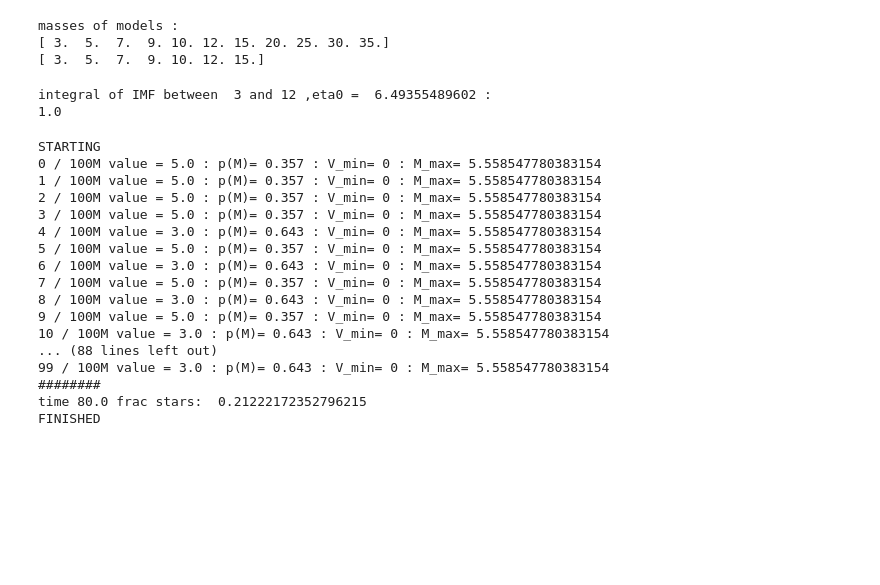
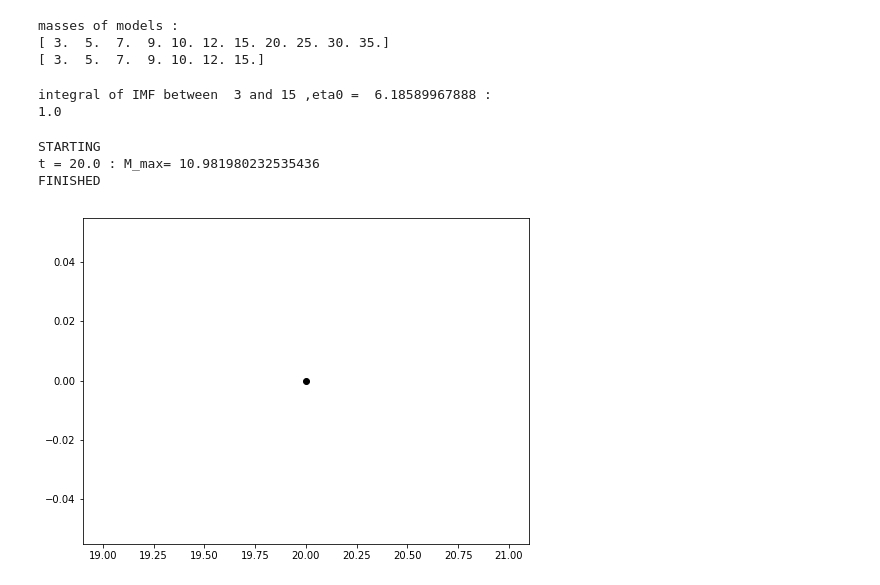
Before and after one commit to s6behast/internship, a Jupyter notebook: MC-integrator.ipynb, the cells around one changed output. Cells and saved outputs as stored; diff of their text form; code cells hidden in the pictures; blank space fills up the shorter version.

```diff
--- a/MC-integrator.ipynb
+++ b/MC-integrator.ipynb
@@ -199,29 +58,31 @@ v_max_val=430
 #check that total CDF between mass limits is 1. If not eta0 value needs to be tweaked!
 
 alpha=2.3
-eta0=1 / integrate_imf(3,12, alpha,1)
+eta0=1 / integrate_imf(3,15, alpha,1)
 lower= 3
-upper =12
+upper =15
 
 print "integral of IMF between ", lower,'and', upper, ',eta0 = ', eta0, ":"
-print integrate_imf(lower, upper, alpha,eta0)
+print integrate_imf(lower , upper , alpha , eta0)
 # %% [output]
-integral of IMF between  3 and 12 ,eta0 =  6.49355489602 :
+integral of IMF between  3 and 15 ,eta0 =  6.18589967888 :
 1.0
 # %%
 Be_value=0.7 # minimum v/vcrit value required for Be stars
 
+t_end=50e6 # end time in Myr
+n_vals=20
+m_vals=mass_list[0:6]
 
-t_end=20e6 # end time in Myr
-n_vals=10
-m_vals=mass_list[0:7]
+r_df=pd.DataFrame(columns=['t', 'n'])
+R_df=pd.DataFrame(columns=['t', 'n'])
 
 start_time = time.time()
 print "STARTING"
 i=0
 i2=0
 
-for t in [80e6]:#np.linspace(0, t_end, n_vals):
+for t in [20e6]:#np.linspace(0, t_end, n_vals):
 
     resdf1=pd.DataFrame(columns=['f-name','M','t','t_i', 'V', 'T_MS', 'V/Vcrit', 't_i/T_MS'])
 
@@ -236,13 +97,12 @@ for t in [80e6]:#np.linspace(0, t_end, n_vals):
             f_name=str(m_val(fil)) + '-'+ str(v_val(fil))
             #print message
             message="working on file " +str(i) + " / "+ str(len(data_files)) + " :time loop "+str(i2) + " / "+ str(n_vals)
-            sys.stdout.write ('\r'+ message)
+            #sys.stdout.write ('\r'+ message)
             i=i+1
 
             #load in data and find points on the MS
             df_ms, T_ms= MS_finder2(fil)
 
-            # if star is still alive...
 
             # index of time closest to t
             T_indx=(df_ms['1:t[s]']-t).abs().argmin()
@@ -254,63 +114,63 @@ for t in [80e6]:#np.linspace(0, t_end, n_vals):
 
             else:
                 V_over_Vcrit=0
+
             ti_over_tms=t/T_ms
-
 
             resdf1=resdf1.append(pd.DataFrame([[f_name,m,t,t_i ,V, T_ms,V_over_Vcrit, ti_over_tms]],
                                                   columns=['f-name','M','t','t_i', 'V', 'T_MS', 'V/Vcrit', 't_i/T_MS']))
 
     resdf1.reset_index(drop=True, inplace=True)
 
 
 
+
+
+
+    R_array=[]
     r_array=[]
+    n_inter=2e3 # number of iterations for montecarlo integration
 
-    n_inter=1e2
-    #print eta0, alpha
+
+    M_max = M_max_calc(resdf1, v_max_val)
+    M_min= resdf1['M'].unique().min() # lowest M value in  result dataframe
+    i1= integrate_imf(M_min, M_max, alpha, eta0)
+
+    print "t =", np.round(t/1e6,2) , ': M_max=', M_max
     for u in range (0, int(n_inter)):
         message=str(u) + " / "+ str(int(n_inter))
         sys.stdout.write ('\r'+ message)
 
-
-
-        rand_m, p_dict =random_M_value(resdf1, alpha, eta0)
+        rand_m, p_dict, bin_width =random_M_value(resdf1, alpha, eta0)
 
         V_min =V_min_calc(rand_m, resdf1)
+        V_critmin= V_critmin_calc(rand_m, resdf1, Be_value)
 
         #integral over vdist from v_min(M) to v_max
         i2=integrate_vdist(V_min,v_max_val,  v_dist,v_max_val)
 
-        M_max = M_max_calc(resdf1, v_max_val)
-        M_min= df['M'].unique().min() # lowest M value in  result dataframe
+        i3=integrate_vdist(V_critmin,v_max_val,  v_dist,v_max_val)
 
-        i1= integrate_imf(M_min, M_max, alpha, 1)
+        #print "M value =", rand_m , ': p(M)=',  np.round(p_dict[rand_m], 4), ': V_min=',  np.round(V_min,2), ': M_min=', M_min, 'i2=', np.round(i2,3)
+        #pdf= p_dict[rand_m] / bin_width
+        R= i1 *i2  #/pdf
+        R_array=np.append(R_array, R)
 
-        #print "M value =", rand_m , ': p(M)=',  np.round(p_dict[rand_m], 4), ': V_min=',  V_min, ': M_max=', M_max
-
-        r= i1 *i2 / p_dict[rand_m]
+        r=i1 * i3
         r_array=np.append(r_array, r)
 
-    print '########'
-    print 'time', t/1e6 , 'frac stars: ', r_array.mean()
+
+    r_df=r_df.append(pd.DataFrame([[t,r_array.mean()]], columns=['t','n']))
+    R_df=R_df.append(pd.DataFrame([[t,R_array.mean()]], columns=['t','n']))
+        #print '########'
+        #print r_array.mean()
+    plt.plot(t/1e6, r_array.mean()/R_array.mean(), 'ko')
 #resdf1.head(100)
 print 'FINISHED'
 #print resdf1.to_string()
+plt.show()
 # %% [output]
 STARTING
-0 / 100M value = 5.0 : p(M)= 0.357 : V_min= 0 : M_max= 5.558547780383154
-1 / 100M value = 5.0 : p(M)= 0.357 : V_min= 0 : M_max= 5.558547780383154
-2 / 100M value = 5.0 : p(M)= 0.357 : V_min= 0 : M_max= 5.558547780383154
-3 / 100M value = 5.0 : p(M)= 0.357 : V_min= 0 : M_max= 5.558547780383154
-4 / 100M value = 3.0 : p(M)= 0.643 : V_min= 0 : M_max= 5.558547780383154
-5 / 100M value = 5.0 : p(M)= 0.357 : V_min= 0 : M_max= 5.558547780383154
-6 / 100M value = 3.0 : p(M)= 0.643 : V_min= 0 : M_max= 5.558547780383154
-7 / 100M value = 5.0 : p(M)= 0.357 : V_min= 0 : M_max= 5.558547780383154
-8 / 100M value = 3.0 : p(M)= 0.643 : V_min= 0 : M_max= 5.558547780383154
-9 / 100M value = 5.0 : p(M)= 0.357 : V_min= 0 : M_max= 5.558547780383154
-10 / 100M value = 3.0 : p(M)= 0.643 : V_min= 0 : M_max= 5.558547780383154
-... (88 lines left out)
-99 / 100M value = 3.0 : p(M)= 0.643 : V_min= 0 : M_max= 5.558547780383154
-########
-time 80.0 frac stars:  0.21222172352796215
+t = 20.0 : M_max= 10.981980232535436
 FINISHED
+[figure, added]
```
Also changed, not shown: parts of 17 cells of this notebook, 4 other files.
